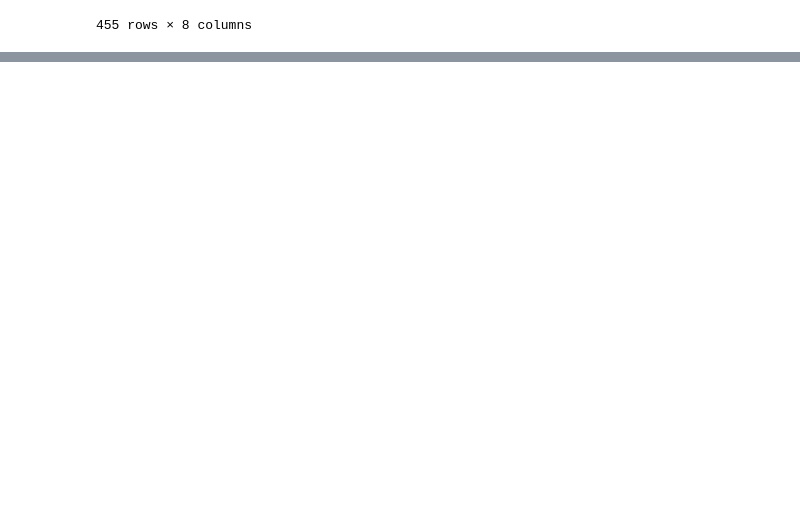
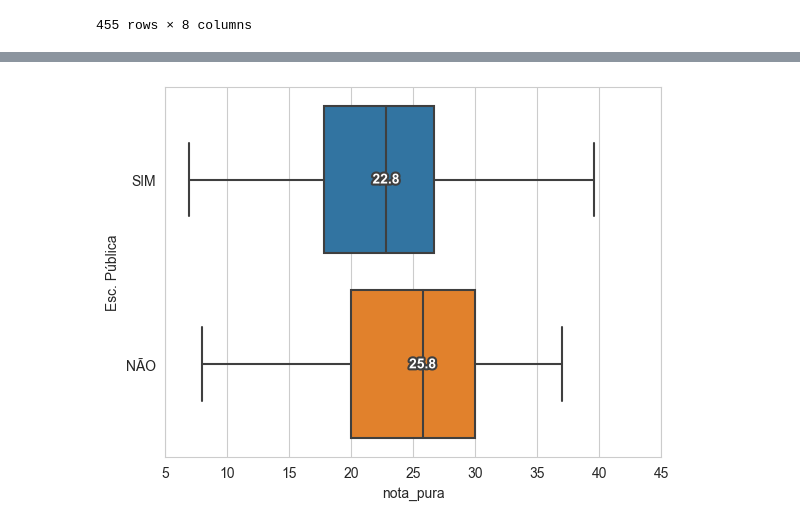
Before and after one commit to MirianGuerra/Resultado_ETEC, a Jupyter notebook: resultado_etec.ipynb, the cells around one changed output, grey strips where cells are left out. Saved outputs shown, nothing was run; the diff lists cells and outputs as text; code cells hidden in the pictures; blank space fills up the shorter version.

```diff
--- a/resultado_etec.ipynb
+++ b/resultado_etec.ipynb
@@ -91,0 +146,13 @@ plt.show()
+# %%
+# Comparação boxplot Escola Pública
+ax = sns.boxplot(data=df_resultado_sem_ausente,
+                 y='Esc. Pública', x='nota_pura',   order=['SIM', 'NÃO'])
+plt.xlim(5, 45, 5)
+add_median_labels(ax)
+
+
+# ax.set_xticks(quantiles)
+
+plt.show()
+# %% [output]
+[figure, added]
```
Also changed, not shown: parts of 12 cells of this notebook.
